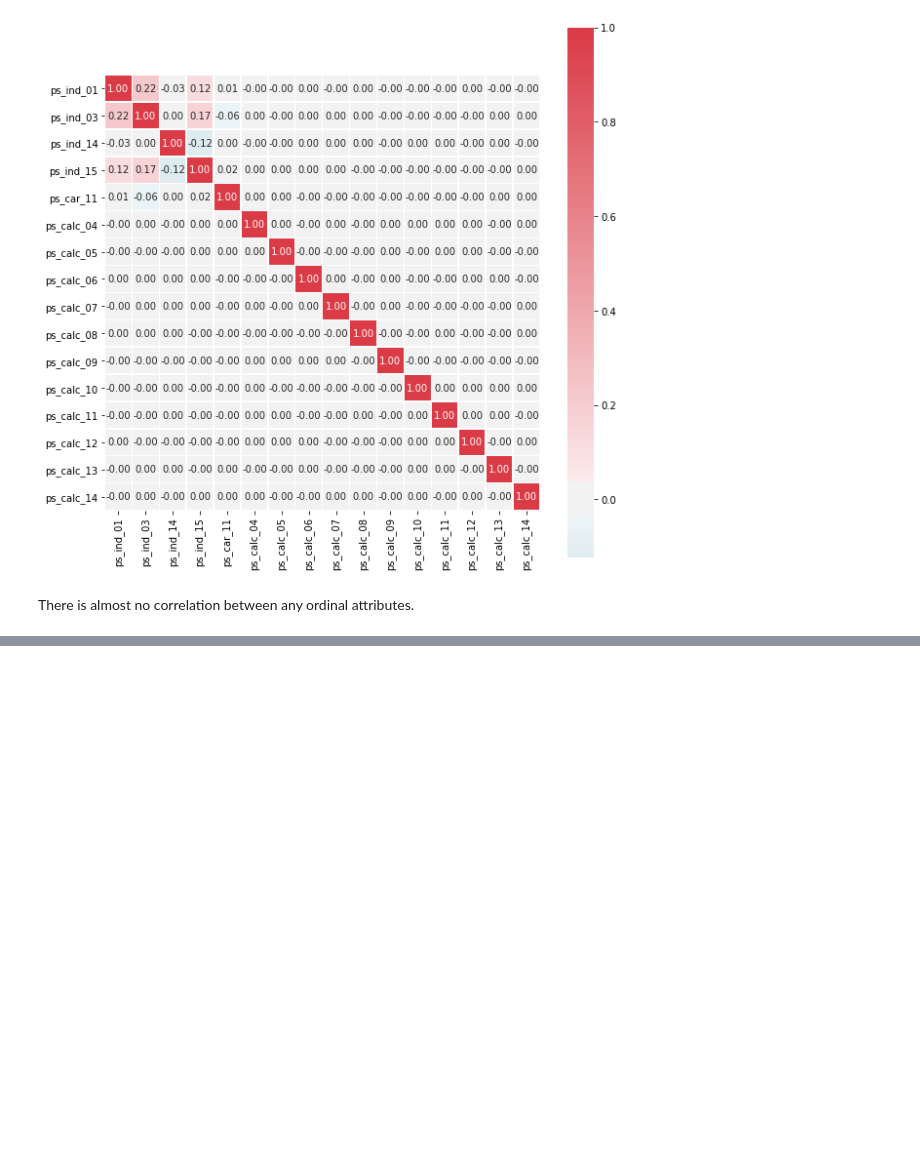
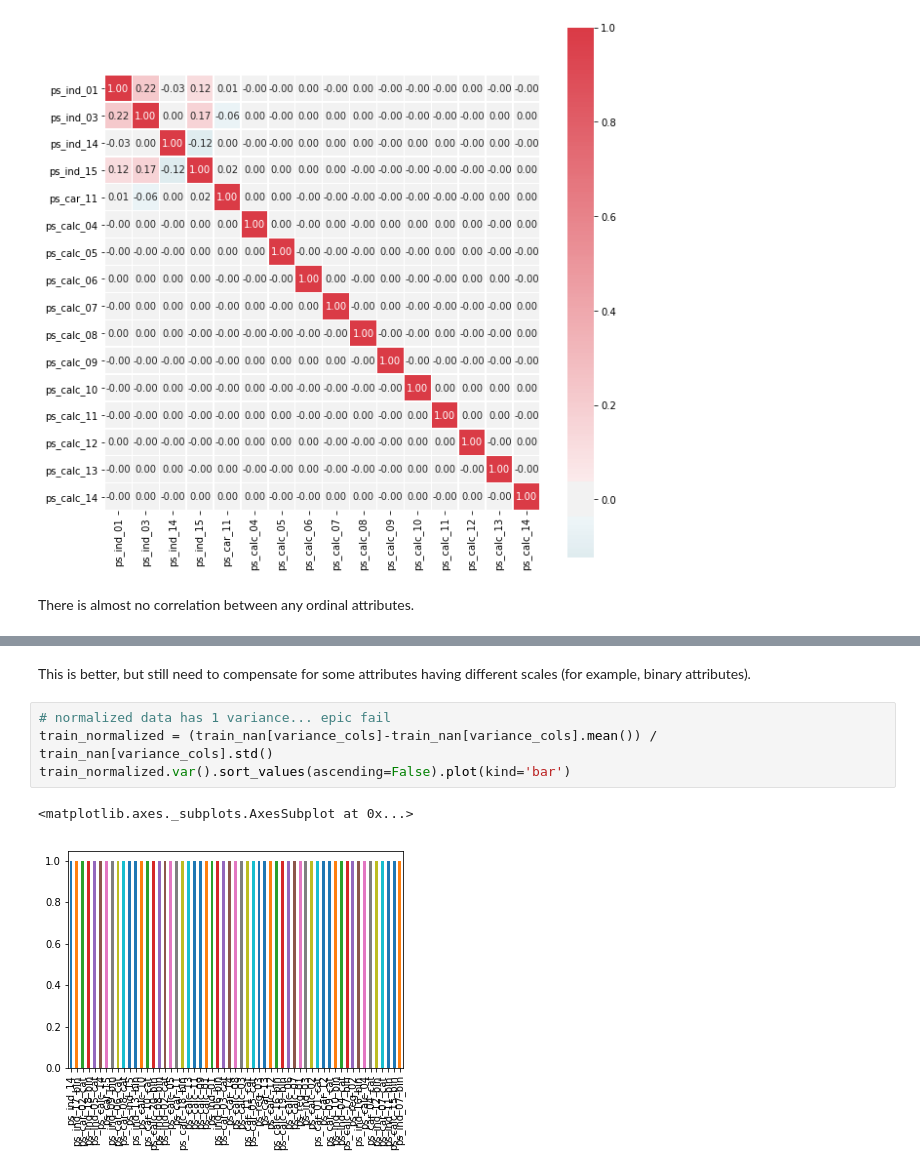
Before and after one commit to jclangst/b365finalproject, a Jupyter notebook: eda/python.ipynb, the cells around one changed output, grey strips where cells are left out. Cells and saved outputs as stored; diff of their text form; blank space fills up the shorter version.

```diff
--- a/eda/python.ipynb
+++ b/eda/python.ipynb
@@ -296,0 +315,9 @@ There is almost no correlation between any ordinal attributes.
+# %% [markdown]
+This is better, but still need to compensate for some attributes having different scales (for example, binary attributes).
+# %%
+# normalized data has 1 variance... epic fail
+train_normalized = (train_nan[variance_cols]-train_nan[variance_cols].mean()) / train_nan[variance_cols].std()
+train_normalized.var().sort_values(ascending=False).plot(kind='bar')
+# %% [output]
+<matplotlib.axes._subplots.AxesSubplot at 0x...>
+[figure, added]
```
Also changed, not shown: parts of 9 cells of this notebook, 1 other file.
